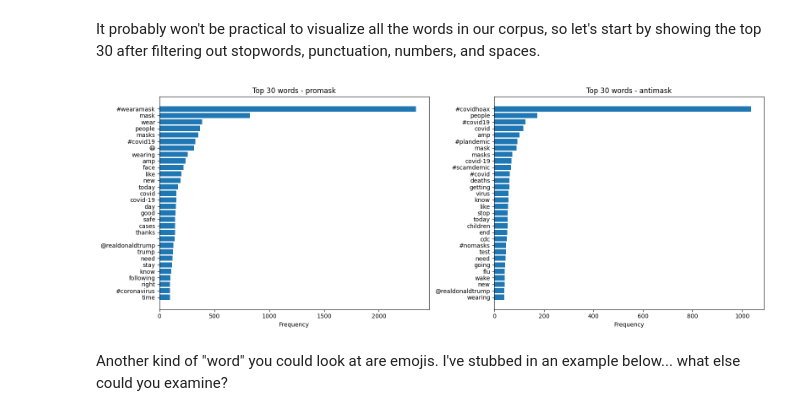
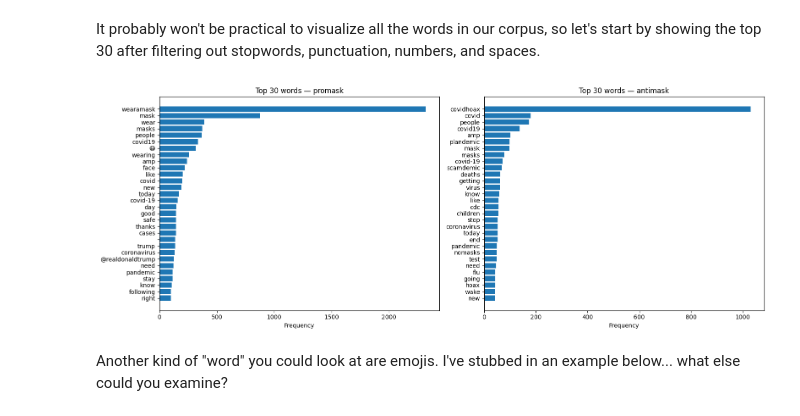
Before and after one commit to su-dataAI/data401-nlp, a Jupyter notebook: nbs/02-eda-spacy.ipynb, the cells around one changed output. Drawn from its saved outputs; the diff is of its cells as text; code cells hidden in the pictures.

```diff
--- a/nbs/02-eda-spacy.ipynb
+++ b/nbs/02-eda-spacy.ipynb
@@ -298,6 +353,7 @@ test_tweet.split()
  'it',
  '😤']
 # %%
+nlp = get_nlp()
 test_doc = nlp(test_tweet)
 [word.text for word in test_doc]
 # %% [output]
@@ -387,3 +458,4 @@ omg @drfauci said #wearamask!!! 😷🔥 but my café au lait ☕ costs $3.50...
 # %%
-df['clean_text'] = df['tweet_text'].apply(lambda x: x.lower().replace('\n', ' '))
+#| eval: false
+df["clean_text"] = df["tweet_text"].apply(clean_text)
 # %%
@@ -587,11 +743,23 @@ Let's start with the average length of document (tweet) as measured by token cou
 #| eval: false
 
 fig, ax = plt.subplots(figsize=(10, 4))
-for grp in ['promask', 'antimask']: df[df.group==grp]['token_count'].hist(alpha=0.6, label=grp, bins=30, ax=ax)
+
+for grp in ['promask', 'antimask']:
+    df[df.group == grp]['token_count'].hist(
+        bins=30,
+        density=True,
+        alpha=0.6,
+        label=grp,
+        ax=ax
+    )
+
 ax.legend()
 ax.set_xlabel('Token Count')
-ax.set_ylabel('Frequency')
+ax.set_ylabel('Density')
+
 plt.show()
 
-df.groupby('group')['token_count'].describe(percentiles=[.01, .05, .25, .5, .75, .95, .99])
+df.groupby('group')['token_count'].describe(
+    percentiles=[.01, .05, .25, .5, .75, .95, .99]
+)
 # %% [output]
@@ -605,28 +779,38 @@ The two groups skew similarly towards higher token counts.
 # %% [markdown]
 It probably won't be practical to visualize all the words in our corpus, so let's start by showing the top 30 after filtering out stopwords, punctuation, numbers, and spaces.
 # %%
+#| eval: false
+
 num_to_plot = 30
-
 fig, axes = plt.subplots(1, 2, figsize=(16, 6))
 
 for ax, group in zip(axes, ['promask', 'antimask']):
+    texts = df[df['group'] == group]['clean_text']
     word_counts = Counter()
-    for text in df[df['group'] == group]['clean_text']:
-        doc = nlp(text)
+
+    # batch processing with spaCy. nlp.pipe() is 10-50x faster
+    # on real corpora. EDA on text is often bottlenecked by NLP
+    # pipelines not analysis in pandas
+    for doc in nlp.pipe(texts, batch_size=1000):
         for token in doc:
-            if not token.is_stop and not token.is_punct and not token.like_num and not token.is_space:
+            if (
+                not token.is_stop
+                and not token.is_punct
+                and not token.like_num
+                and not token.is_space
+            ):
                 word_counts[token.text] += 1
 
     top_words = word_counts.most_common(num_to_plot)
     words, counts = zip(*top_words)
 
     ax.barh(words[::-1], counts[::-1])
     ax.set_xlabel('Frequency')
-    ax.set_title(f'Top {num_to_plot} words - {group}')
+    ax.set_title(f'Top {num_to_plot} words — {group}')
 
 plt.tight_layout()
 plt.show()
 # %% [output]
-[figure, old version]
+[figure, new version]
 # %% [markdown]
 Another kind of "word" you could look at are emojis. I've stubbed in an example below... what else could you examine?
```
Also changed, not shown: parts of 124 cells of this notebook, 12 other files.
